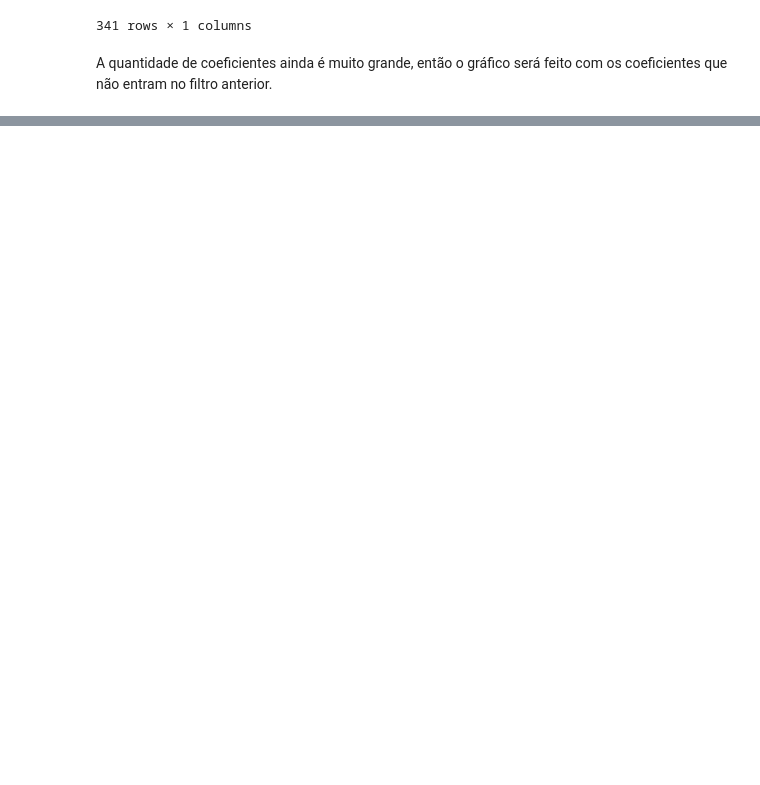
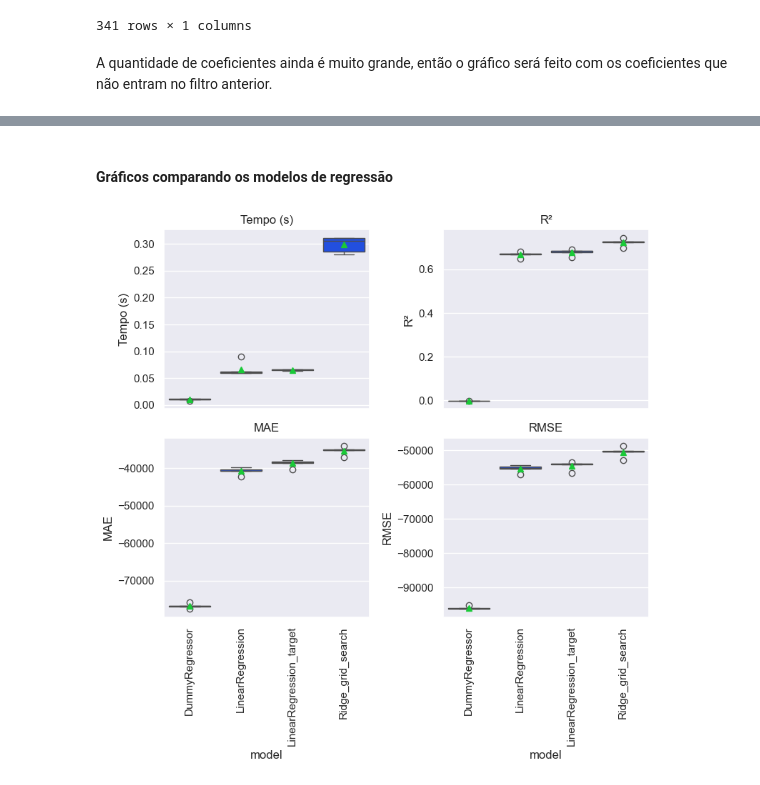
Before and after one commit to Antonio-Manoel/Previsao_precos_California, a Jupyter notebook: notebooks/parte_4_MachineLearning.ipynb, the cells around one changed output, grey strips where cells are left out. Drawn from its saved outputs; the diff is of its cells as text; code cells hidden in the pictures; blank space fills up the shorter version.

```diff
--- a/notebooks/parte_4_MachineLearning.ipynb
+++ b/notebooks/parte_4_MachineLearning.ipynb
@@ -242,0 +247,32 @@ plot_coeficientes(coeficientes[~coeficientes["coeficiente"].between(-0.2, 0.2)])
+# %%
+regressors = {
+    "DummyRegressor": {
+        "preprocessor": None,
+        "regressor": DummyRegressor(strategy="mean"),
+        "target_transformer": None
+    },
+    "LinearRegression": {
+        "preprocessor": preprocessamento,
+        "regressor": LinearRegression(),
+        "target_transformer": None
+    },
+    "LinearRegression_target": {
+        "preprocessor": preprocessamento,
+        "regressor": LinearRegression(),
+        "target_transformer": QuantileTransformer(output_distribution="normal")
+    },
+    "Ridge_grid_search": {
+        "preprocessor": grid_search.best_estimator_.regressor_["preprocessor"],
+        "regressor": grid_search.best_estimator_.regressor_["reg"],
+        "target_transformer": grid_search.best_estimator_.transformer_
+    }
+}
+
+resultados = {
+    nome_modelo: treinar_e_validar_modelo_regressao(X, y, **regressor)
+    for nome_modelo, regressor in regressors.items()
+}
+
+df_resultados = organiza_resultados(resultados)
+
+df_resultados
@@ -242,0 +308,6 @@ plot_coeficientes(coeficientes[~coeficientes["coeficiente"].between(-0.2, 0.2)])
+# %% [markdown]
+#### Gráficos comparando os modelos de regressão
+# %%
+plot_comparar_metricas_modelos(df_resultados)
+# %% [output]
+[figure, added]
```
Also changed, not shown: parts of 17 cells of this notebook, 1 other file.
